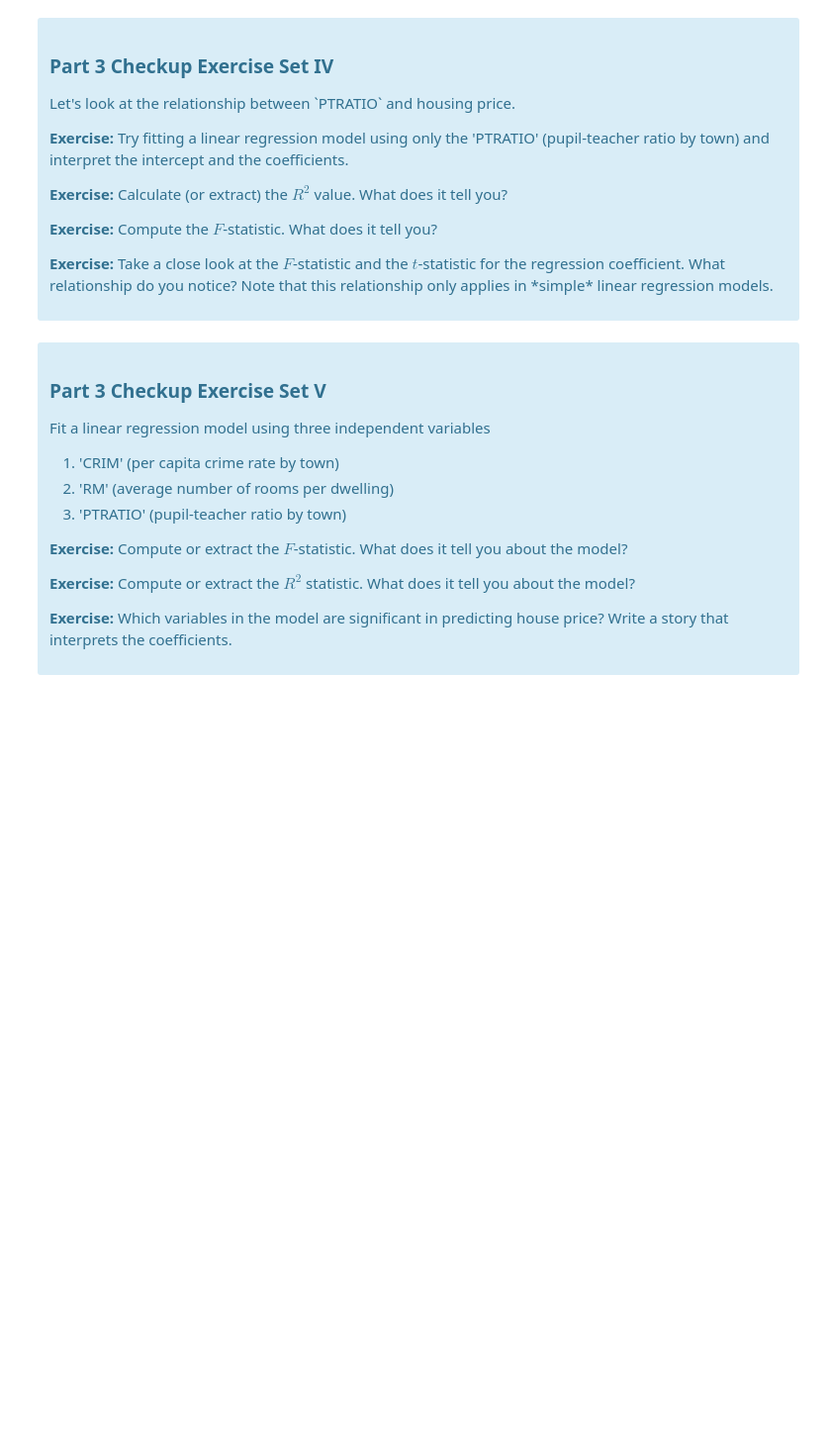
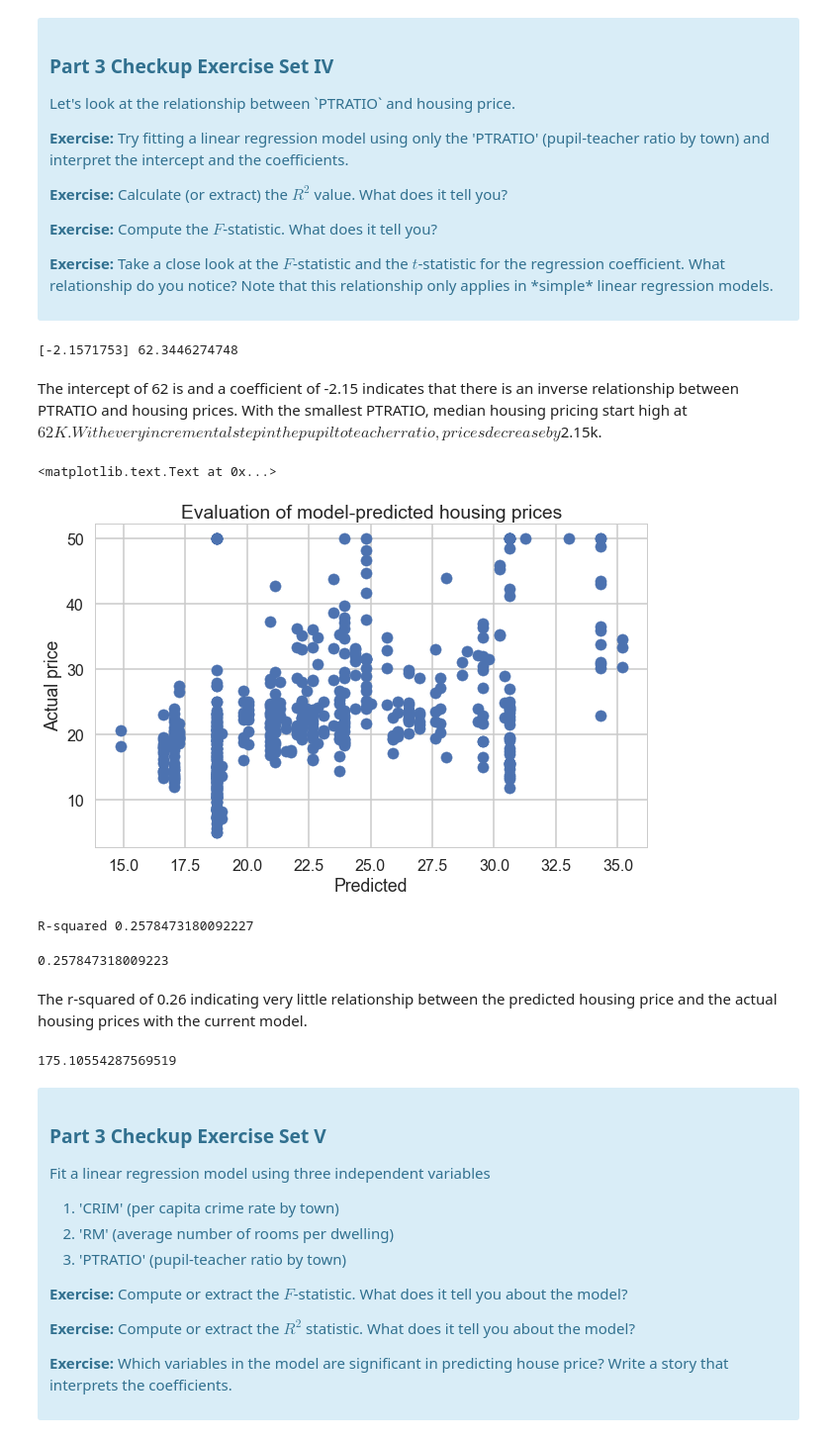
Before and after one commit to gussie/Springboard_data_science, a Jupyter notebook: Linear_regression/Mini_Project_Linear_Regression.ipynb, the cells around one changed output. Shown at 99% size. Saved outputs shown, nothing was run; the diff lists cells and outputs as text; code cells hidden in the pictures; blank space fills up the shorter version.

```diff
--- a/Linear_regression/Mini_Project_Linear_Regression.ipynb
+++ b/Linear_regression/Mini_Project_Linear_Regression.ipynb
@@ -710,3 +730,46 @@ Once we compute the $F$-statistic, we can use the $F$-distribution with $N-K$ an
+# %%
+# your turn
+X_PTRATIO = bos.PTRATIO.values.reshape(-1, 1)
+y = bos.PRICE
+lm.fit(X_PTRATIO, y)
+print(lm.coef_, lm.intercept_)
+# %% [output]
+[-2.1571753] 62.3446274748
+# %% [markdown]
+The intercept of 62 is and a coefficient of -2.15 indicates that there is an inverse relationship between PTRATIO and housing prices. With the smallest PTRATIO, median housing pricing start high at $62K. With every incremental step in the pupil to teacher ratio, prices decrease by $2.15k.
+# %%
+y_predicted = lm.predict(X_PTRATIO)
+plt.figure(figsize=(10,6))
+plt.scatter(y_predicted, y)
+plt.xlabel("Predicted")
+plt.ylabel("Actual price")
+plt.title('Evaluation of model-predicted housing prices')
+# %% [output]
+<matplotlib.text.Text at 0x...>
+[figure, added]
+# %%
+# determine the R^2
+ESS = (np.sum((y_predicted - np.mean(y)) ** 2))
+RSS = (np.sum((y - y_predicted) ** 2))
+
+R2 = ESS / (RSS + ESS)
+print('R-squared {}'.format(R2))
+# %% [output]
+R-squared 0.2578473180092227
+# %%
+r2_score(y, y_predicted)
+# %% [output]
+0.257847318009223
+# %% [markdown]
+The r-squared of 0.26 indicating very little relationship between the predicted housing price and the actual housing prices with the current model.
+# %%
+# F = (R2 / (1-R2))*((N-K-1)/K)
+# N  is the number of observations, KK is the number of variables
+
+F = (R2 / (1-R2)) * (len(y) - 1 - 1)/1
+F
+# %% [output]
+175.10554287569519
 # %% [markdown]
 <div class="span5 alert alert-info">
 <h3>Part 3 Checkup Exercise Set V</h3>
```
Also changed, not shown: parts of 28 cells of this notebook, 22 other files.
